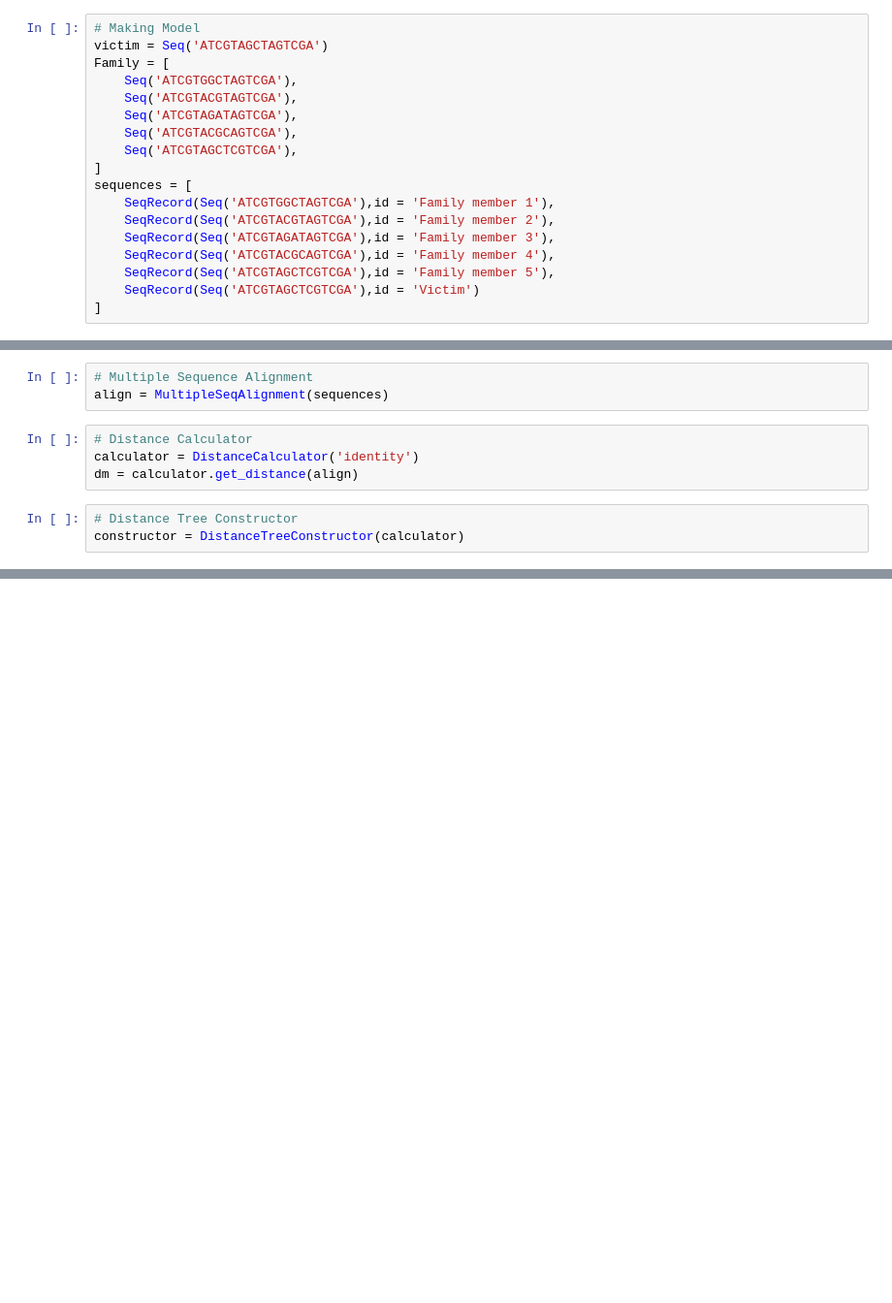
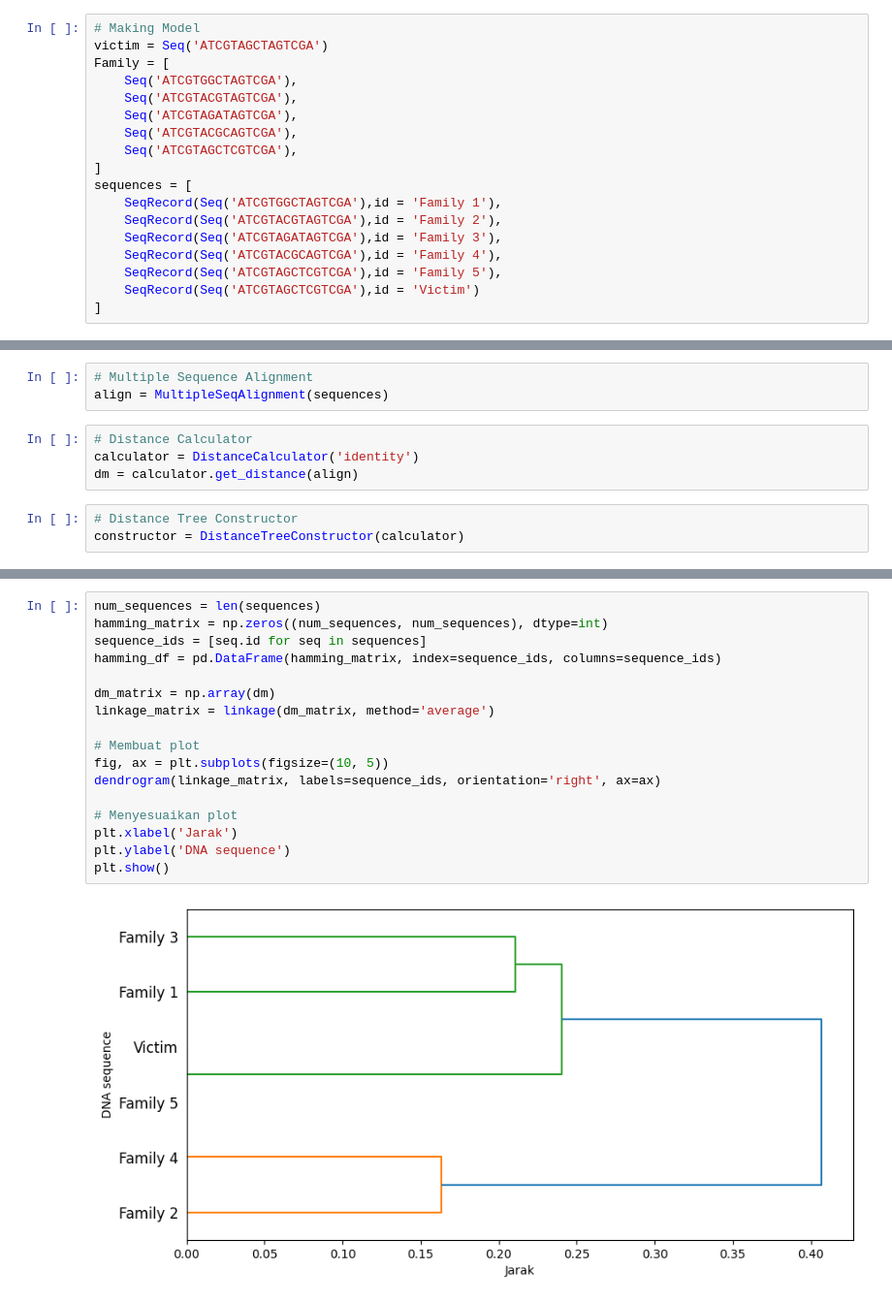
Before and after one commit to peepeds/Computanional_Biology, a Jupyter notebook: Pylogenetic/DNA_Identification.ipynb, the cells around one changed output, grey strips where cells are left out. Shown at 97% size. Drawn from its saved outputs; the diff is of its cells as text; blank space fills up the shorter version.

```diff
--- a/Pylogenetic/DNA_Identification.ipynb
+++ b/Pylogenetic/DNA_Identification.ipynb
@@ -14,11 +20,11 @@ Family = [
     Seq('ATCGTAGCTCGTCGA'),
 ]
 sequences = [
-    SeqRecord(Seq('ATCGTGGCTAGTCGA'),id = 'Family member 1'),
-    SeqRecord(Seq('ATCGTACGTAGTCGA'),id = 'Family member 2'),
-    SeqRecord(Seq('ATCGTAGATAGTCGA'),id = 'Family member 3'),
-    SeqRecord(Seq('ATCGTACGCAGTCGA'),id = 'Family member 4'),
-    SeqRecord(Seq('ATCGTAGCTCGTCGA'),id = 'Family member 5'),
+    SeqRecord(Seq('ATCGTGGCTAGTCGA'),id = 'Family 1'),
+    SeqRecord(Seq('ATCGTACGTAGTCGA'),id = 'Family 2'),
+    SeqRecord(Seq('ATCGTAGATAGTCGA'),id = 'Family 3'),
+    SeqRecord(Seq('ATCGTACGCAGTCGA'),id = 'Family 4'),
+    SeqRecord(Seq('ATCGTAGCTCGTCGA'),id = 'Family 5'),
     SeqRecord(Seq('ATCGTAGCTCGTCGA'),id = 'Victim')
 ]
 # %%
@@ -59,0 +77,19 @@ Phylo.draw(Nj_tree)
+# %%
+num_sequences = len(sequences)
+hamming_matrix = np.zeros((num_sequences, num_sequences), dtype=int)
+sequence_ids = [seq.id for seq in sequences]
+hamming_df = pd.DataFrame(hamming_matrix, index=sequence_ids, columns=sequence_ids)
+
+dm_matrix = np.array(dm)
+linkage_matrix = linkage(dm_matrix, method='average')
+
+# Membuat plot
+fig, ax = plt.subplots(figsize=(10, 5))
+dendrogram(linkage_matrix, labels=sequence_ids, orientation='right', ax=ax)
+
+# Menyesuaikan plot
+plt.xlabel('Jarak')
+plt.ylabel('DNA sequence')
+plt.show()
+# %% [output]
+[figure, added]
```
Also changed, not shown: parts of 5 cells of this notebook, 1 other file.
